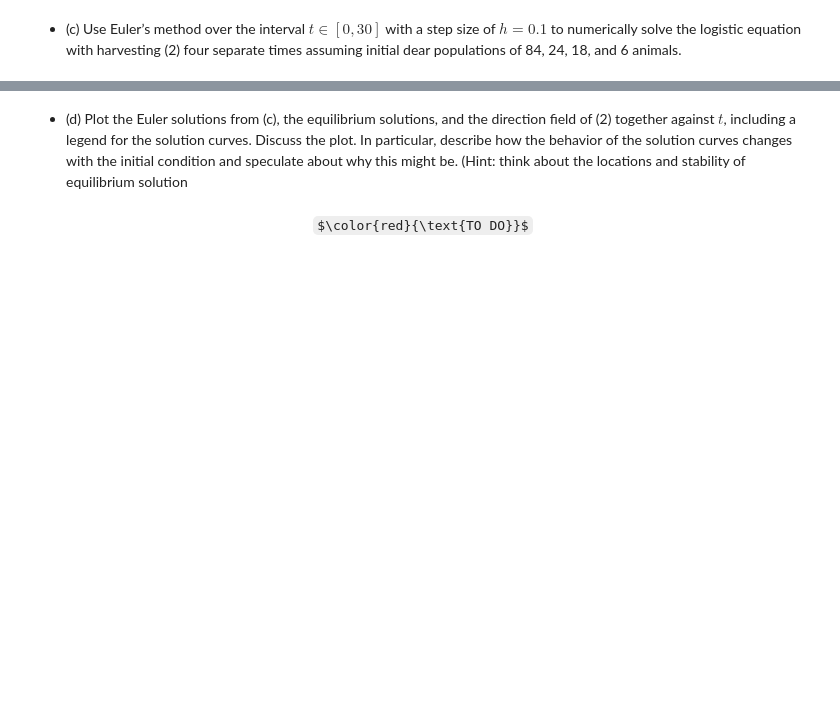
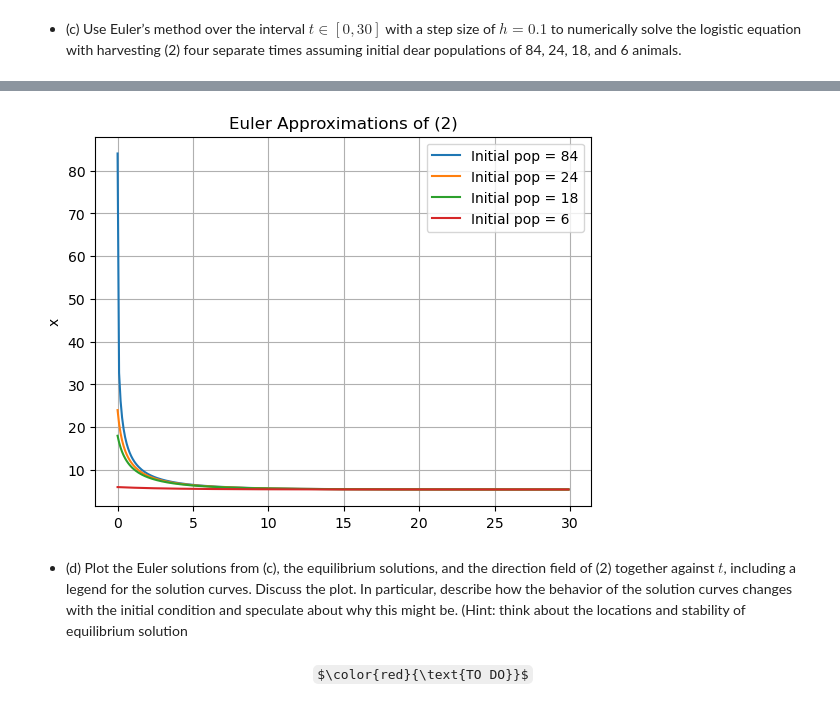
Before and after one commit to scottito/DiffEqProj1, a Jupyter notebook: Project1.ipynb, the cells around one changed output, grey strips where cells are left out. Saved outputs shown, nothing was run; the diff lists cells and outputs as text; code cells hidden in the pictures; some formulas as TeX source; blank space fills up the shorter version.

```diff
--- a/Project1.ipynb
+++ b/Project1.ipynb
@@ -282,0 +321,31 @@ If X being the number of deer is small, than the harvest of deer will be small.
+# %%
+# h is same for each
+h = 0.1
+I = np.arange(0,30,h)
+n = len(I)
+
+# Use modified Euler's method to find approximations
+def eulers2(x0):
+    # List to hold estimate values
+    x = np.zeros(n)
+    x[0] = x0 # Set initial value
+    # Estimate x values
+    for i in range(n-1):
+        x[i+1] = x[i] + h * dxdt(x[i])
+    # Return an array tuple we can graph
+    return (x)
+
+plt.plot(I,eulers2(84), label="Initial pop = 84")
+plt.plot(I,eulers2(24), label="Initial pop = 24")
+plt.plot(I,eulers2(18), label="Initial pop = 18")
+plt.plot(I,eulers2(6), label="Initial pop = 6")
+
+# Make the plot pretty
+plt.title("Euler Approximations of (2)")
+plt.ylabel("x")
+plt.grid()
+plt.legend()
+
+plt.show()
+# %% [output]
+[figure, added]
```
Also changed, not shown: parts of 8 cells of this notebook.
